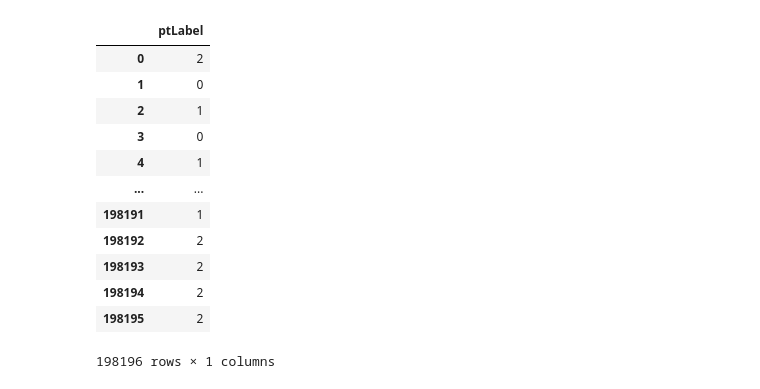
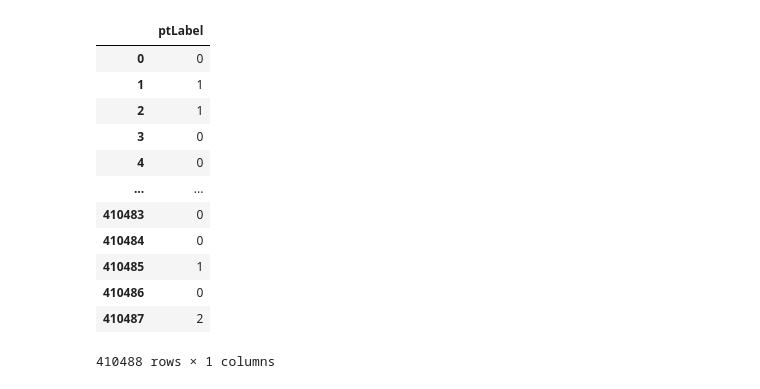
Before and after one commit to nhanvtran/directional-pixel-detectors, a Jupyter notebook: multiclassifier/SimpleNN_ylocalyprofileQkeras1.ipynb, the cells around one changed output. Drawn from its saved outputs; the diff is of its cells as text; code cells hidden in the pictures.

```diff
--- a/multiclassifier/SimpleNN_ylocalyprofileQkeras1.ipynb
+++ b/multiclassifier/SimpleNN_ylocalyprofileQkeras1.ipynb
@@ -73,20 +72,20 @@ df3
 # %%
-df4 = pd.read_csv('/home/jieun201/oct4_MCwithQuantInputs/labelsTest.csv')
+df4 = pd.read_csv('/uscms/home/jieun201/nobackup/YOURWORKINGAREA/nov12_multiclassifier_balancePT/TestSetLabel.csv')
 df4
 # %% [output]
 |  | ptLabel |
-| 0 | 2 |
-| 1 | 0 |
+| 0 | 0 |
+| 1 | 1 |
 | 2 | 1 |
 | 3 | 0 |
-| 4 | 1 |
+| 4 | 0 |
 | ... | ... |
-| 198191 | 1 |
-| 198192 | 2 |
-| 198193 | 2 |
-| 198194 | 2 |
-| 198195 | 2 |
+| 410483 | 0 |
+| 410484 | 0 |
+| 410485 | 1 |
+| 410486 | 0 |
+| 410487 | 2 |
-198196 rows × 1 columns
+410488 rows × 1 columns
 # %%
 X_train = df1.values
 X_test = df3.values
```
Also changed, not shown: parts of 14 cells of this notebook.
